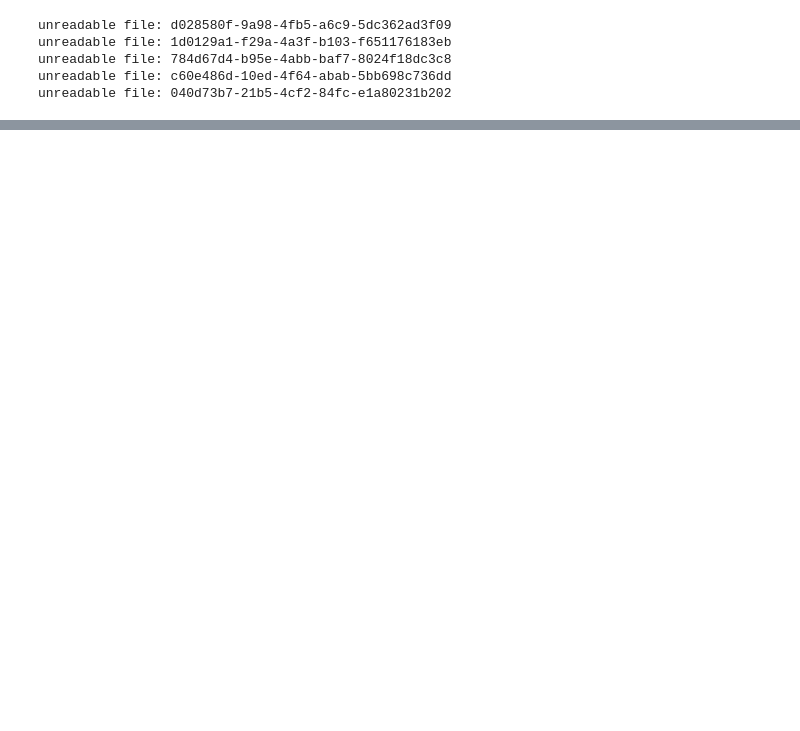
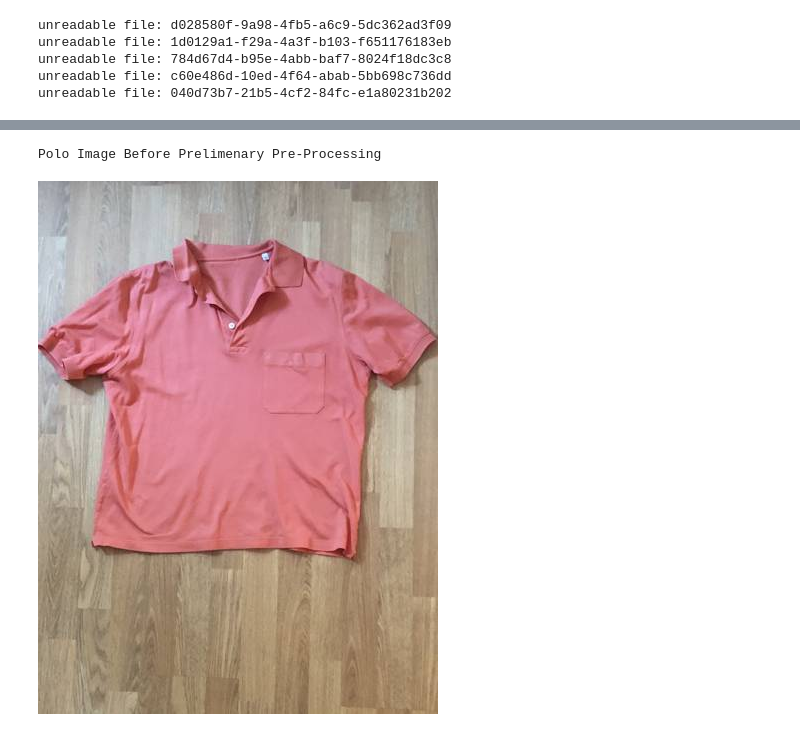
Before and after one commit to hoxyshmoo/DataMiningStuff, a Jupyter notebook: TempData.ipynb, the cells around one changed output, grey strips where cells are left out. Saved outputs shown, nothing was run; the diff lists cells and outputs as text; code cells hidden in the pictures; blank space fills up the shorter version.

```diff
--- a/TempData.ipynb
+++ b/TempData.ipynb
@@ -160,0 +166,6 @@ print(label)
+# %%
+print("Polo Image Before Prelimenary Pre-Processing")
+Image(filename=path+'0cab4de0-5818-4680-a00a-35dbc6e95525.jpg')
+# %% [output]
+Polo Image Before Prelimenary Pre-Processing
+[figure, added]
```
Also changed, not shown: parts of 11 cells of this notebook.
